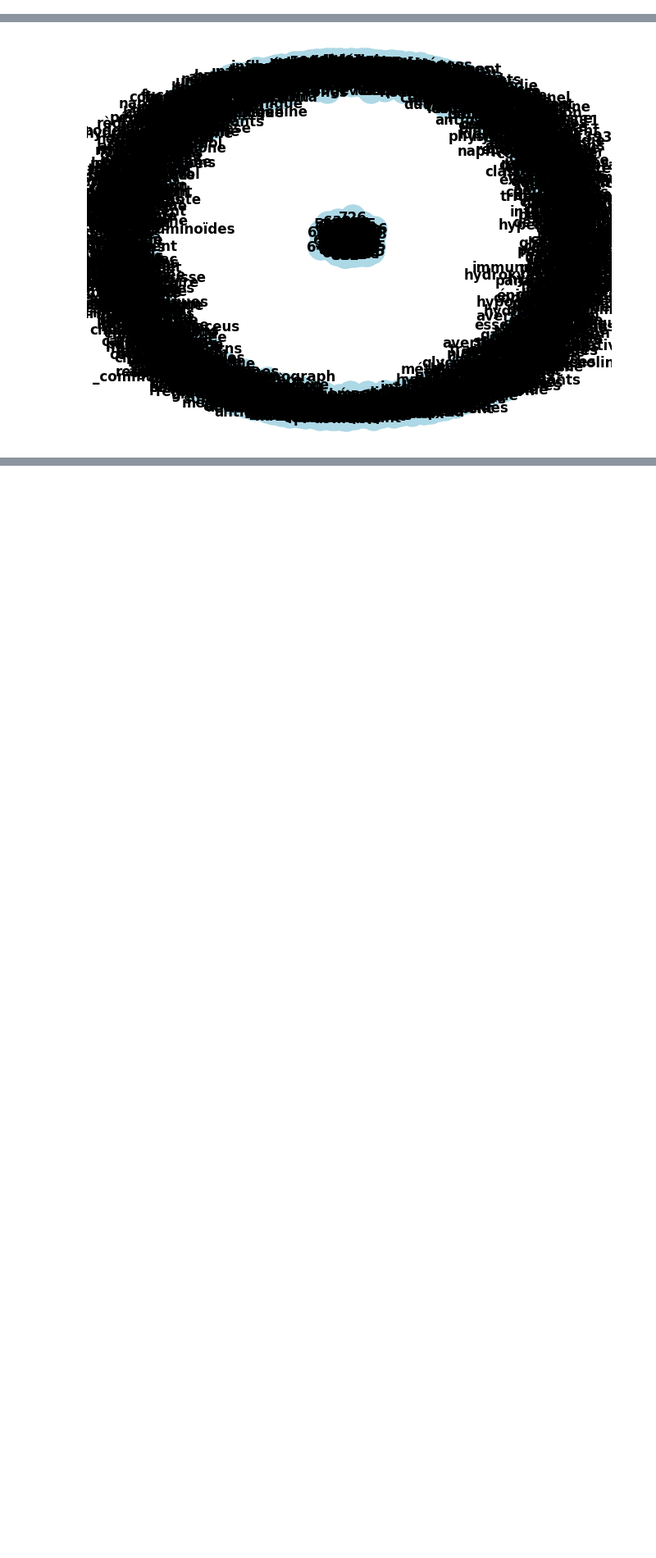
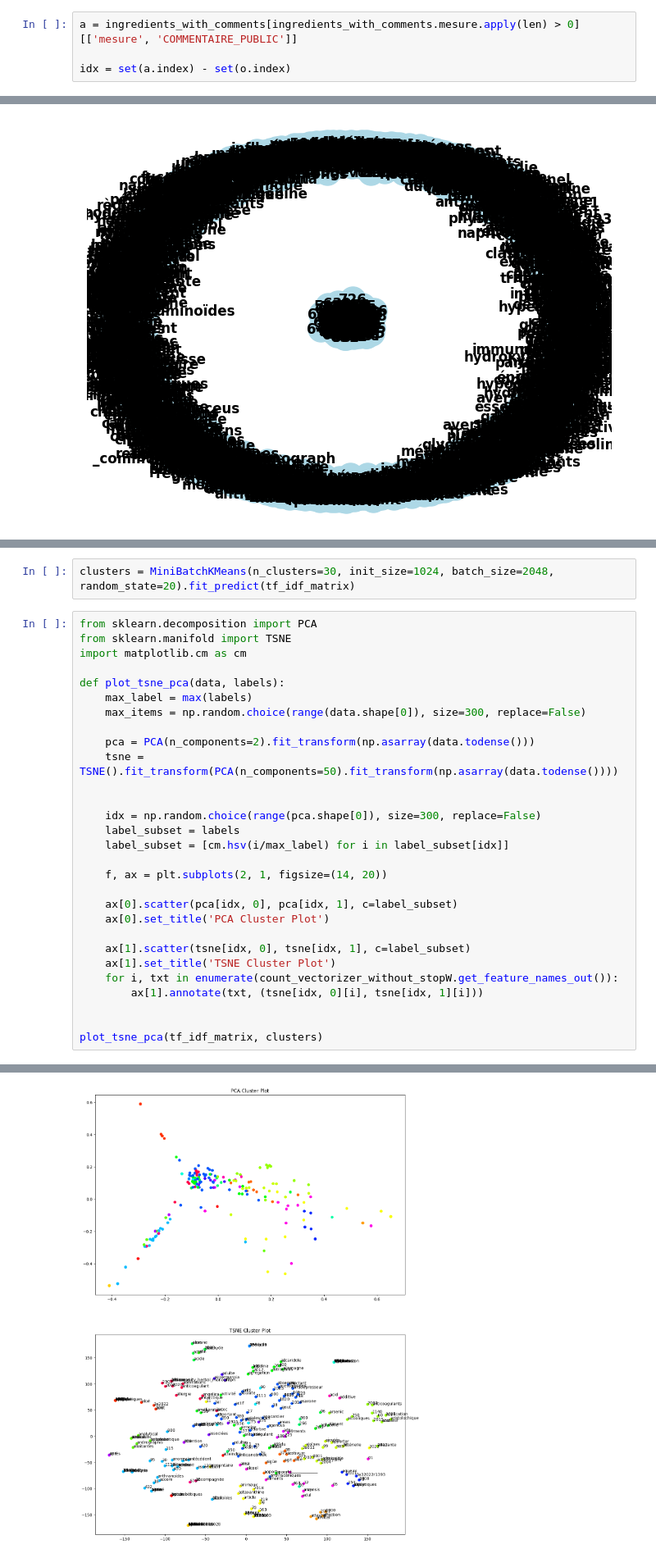
Before and after one commit to betagouv/complements-alimentaires, a Jupyter notebook: notebooks/siccrf_field_cleaning.ipynb, the cells around one changed output, grey strips where cells are left out. Shown at 82% size. Drawn from its saved outputs; the diff is of its cells as text; blank space fills up the shorter version.

```diff
--- a/notebooks/siccrf_field_cleaning.ipynb
+++ b/notebooks/siccrf_field_cleaning.ipynb
@@ -130,0 +276,4 @@ len(all_ingredient_df[all_ingredient_df['contains_novel_food'] == True][['COMMEN
+# %%
+a = ingredients_with_comments[ingredients_with_comments.mesure.apply(len) > 0][['mesure', 'COMMENTAIRE_PUBLIC']]
+
+idx = set(a.index) - set(o.index)
@@ -239,0 +528,32 @@ array([[0., 0., 0., ..., 0., 0., 0.],
+# %%
+clusters = MiniBatchKMeans(n_clusters=30, init_size=1024, batch_size=2048, random_state=20).fit_predict(tf_idf_matrix)
+# %%
+from sklearn.decomposition import PCA
+from sklearn.manifold import TSNE
+import matplotlib.cm as cm
+
+def plot_tsne_pca(data, labels):
+    max_label = max(labels)
+    max_items = np.random.choice(range(data.shape[0]), size=300, replace=False)
+
+    pca = PCA(n_components=2).fit_transform(np.asarray(data.todense()))
+    tsne = TSNE().fit_transform(PCA(n_components=50).fit_transform(np.asarray(data.todense())))
+
+
+    idx = np.random.choice(range(pca.shape[0]), size=300, replace=False)
+    label_subset = labels
+    label_subset = [cm.hsv(i/max_label) for i in label_subset[idx]]
+
+    f, ax = plt.subplots(2, 1, figsize=(14, 20))
+
+    ax[0].scatter(pca[idx, 0], pca[idx, 1], c=label_subset)
+    ax[0].set_title('PCA Cluster Plot')
+
+    ax[1].scatter(tsne[idx, 0], tsne[idx, 1], c=label_subset)
+    ax[1].set_title('TSNE Cluster Plot')
+    for i, txt in enumerate(count_vectorizer_without_stopW.get_feature_names_out()):
+        ax[1].annotate(txt, (tsne[idx, 0][i], tsne[idx, 1][i]))
+
+
+plot_tsne_pca(tf_idf_matrix, clusters)
+# %% [output]
@@ -239,0 +561 @@ array([[0., 0., 0., ..., 0., 0., 0.],
+[figure, added]
```
Also changed, not shown: parts of 23 cells of this notebook.
